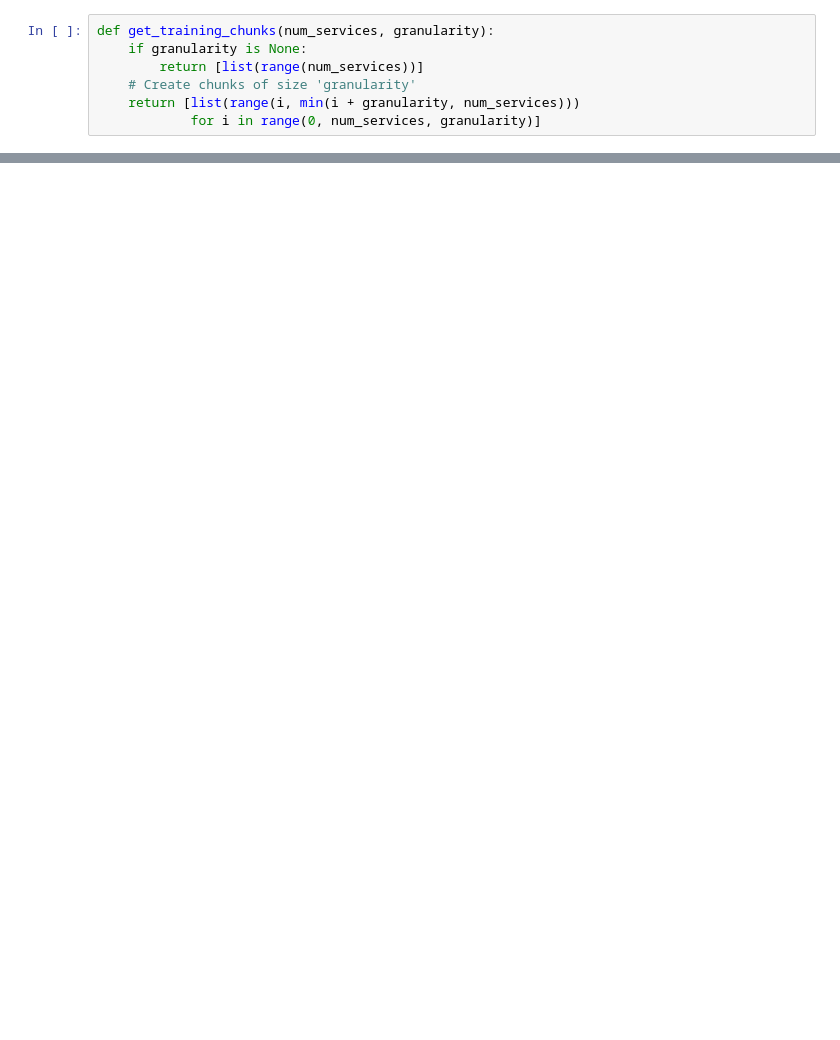
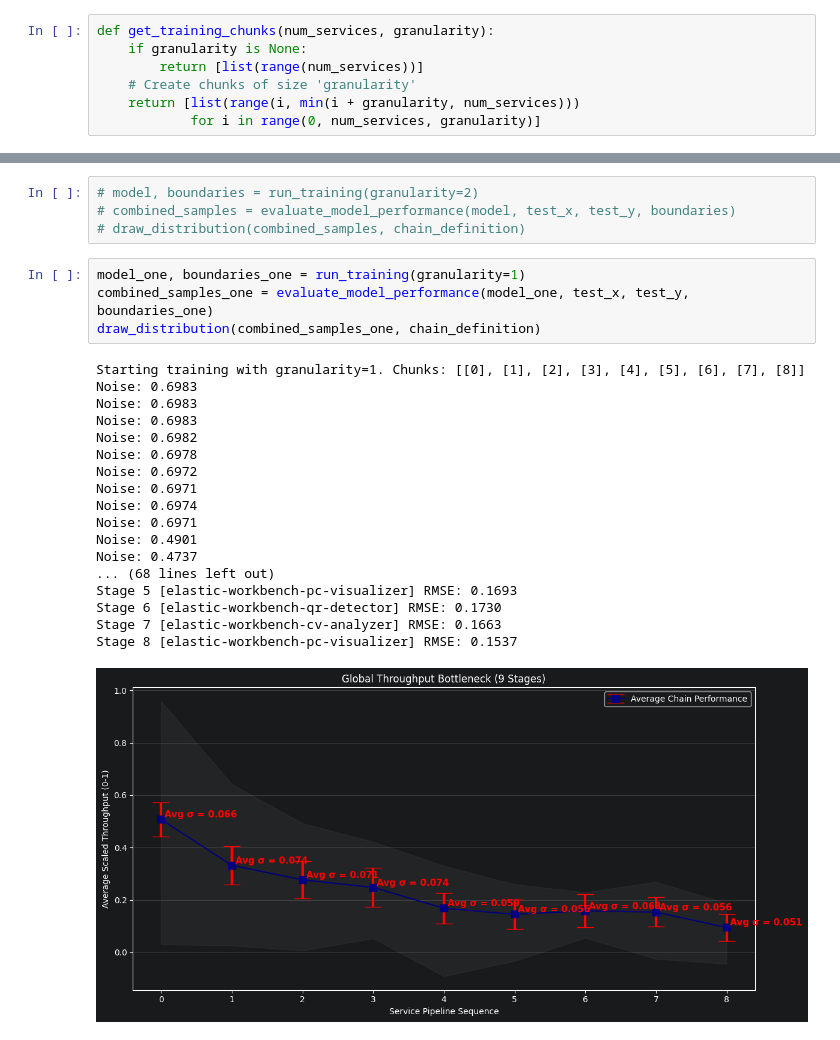
Before and after one commit to borissedlak/composable-autonomous-offerings, a Jupyter notebook: notebooks/create_deepGP_chunk_training.ipynb, the cells around one changed output, grey strips where cells are left out. Saved outputs shown, nothing was run; the diff lists cells and outputs as text; blank space fills up the shorter version.

```diff
--- a/notebooks/create_deepGP_chunk_training.ipynb
+++ b/notebooks/create_deepGP_chunk_training.ipynb
@@ -145,0 +266,27 @@ Final loss: 1.2676
+# %%
+# model, boundaries = run_training(granularity=2)
+# combined_samples = evaluate_model_performance(model, test_x, test_y, boundaries)
+# draw_distribution(combined_samples, chain_definition)
+# %%
+model_one, boundaries_one = run_training(granularity=1)
+combined_samples_one = evaluate_model_performance(model_one, test_x, test_y, boundaries_one)
+draw_distribution(combined_samples_one, chain_definition)
+# %% [output]
+Starting training with granularity=1. Chunks: [[0], [1], [2], [3], [4], [5], [6], [7], [8]]
+Noise: 0.6983
+Noise: 0.6983
+Noise: 0.6983
+Noise: 0.6982
+Noise: 0.6978
+Noise: 0.6972
+Noise: 0.6971
+Noise: 0.6974
+Noise: 0.6971
+Noise: 0.4901
+Noise: 0.4737
+... (68 lines left out)
+Stage 5 [elastic-workbench-pc-visualizer] RMSE: 0.1693
+Stage 6 [elastic-workbench-qr-detector] RMSE: 0.1730
+Stage 7 [elastic-workbench-cv-analyzer] RMSE: 0.1663
+Stage 8 [elastic-workbench-pc-visualizer] RMSE: 0.1537
+[figure, added]
```
Also changed, not shown: parts of 8 cells of this notebook, 4 other files.
